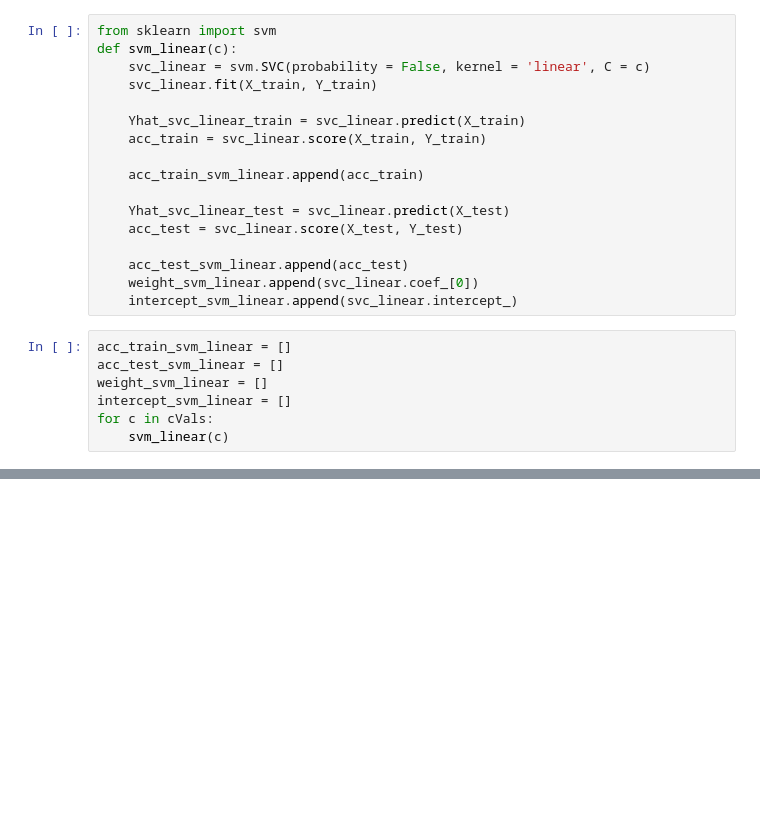
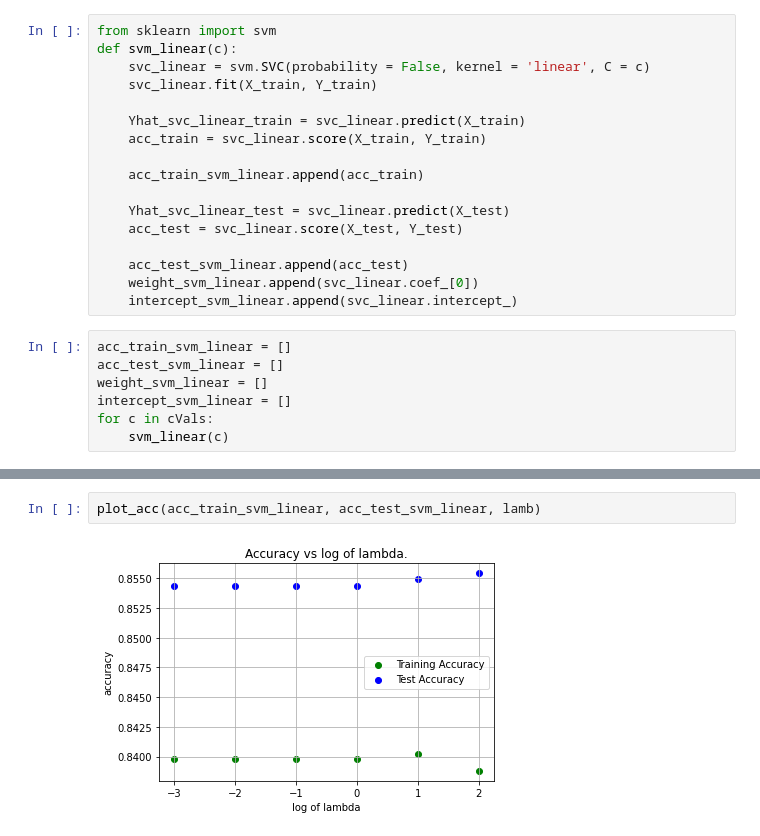
Before and after one commit to LujieZ/cs4563-machine-learning, a Jupyter notebook: svm.ipynb, the cells around one changed output, grey strips where cells are left out. Cells and saved outputs as stored; diff of their text form; blank space fills up the shorter version.

```diff
--- a/svm.ipynb
+++ b/svm.ipynb
@@ -106,0 +157,4 @@ plot_acc(acc_train_svm_rbf, acc_test_svm_rbf, lamb)
+# %%
+plot_acc(acc_train_svm_linear, acc_test_svm_linear, lamb)
+# %% [output]
+[figure, added]
```
Also changed, not shown: parts of 19 cells of this notebook, 1 other file.
